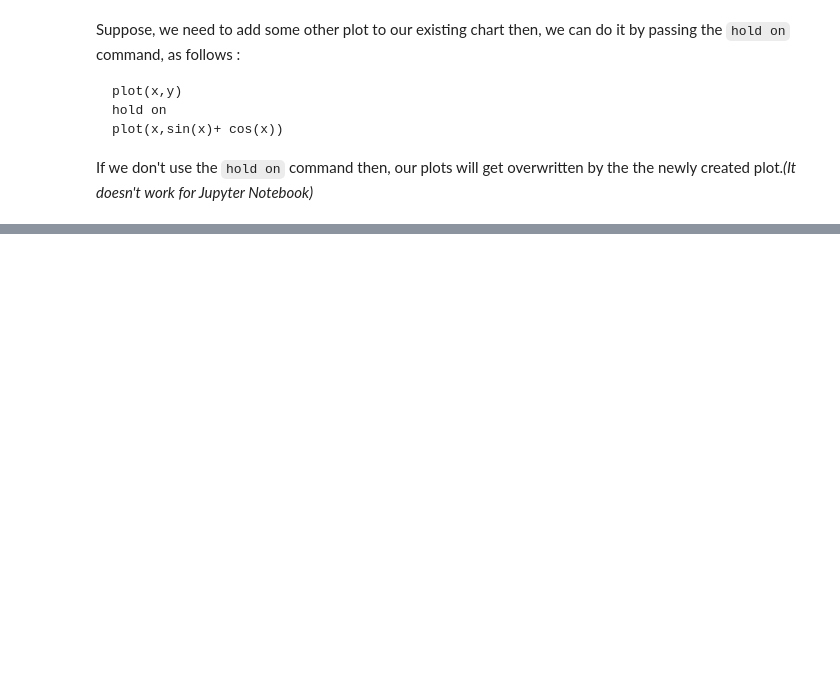
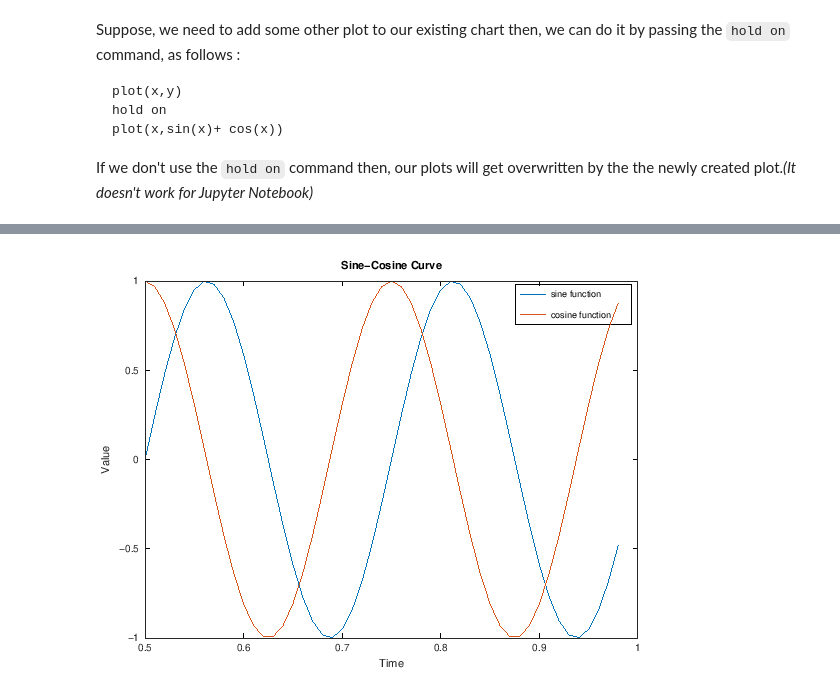
Before and after one commit to Udit365/MATLAB-Essentials, a Jupyter notebook: MATLAB_Basics/1.5_Data_Visualization.ipynb, the cells around one changed output, grey strips where cells are left out. Saved outputs shown, nothing was run; the diff lists cells and outputs as text; code cells hidden in the pictures; blank space fills up the shorter version.

```diff
--- a/MATLAB_Basics/1.5_Data_Visualization.ipynb
+++ b/MATLAB_Basics/1.5_Data_Visualization.ipynb
@@ -100,0 +146,34 @@ If we don't use the `hold on` command then, our plots will get overwritten by th
+# %%
+% Initialize the array
+t = [0:0.01:0.98];
+
+% Multiple line plot
+
+y1 = sin(2*pi*4*t);
+y2 = cos(2*pi*4*t);
+
+y = [y1;y2];
+
+plot(t,y);
+
+%========== Labelling Axes ==============%
+
+% Labelling the X-axis
+xlabel ("Time");
+
+% Labelling the Y-axis
+ylabel ("Value");
+
+%========== Legend ==============%
+
+legend("sine function","cosine function");
+
+%========== Chart Title ==============%
+
+title("Sine-Cosine Curve");
+
+%========== Customized Axes ==============%
+
+axis ([0.5 1 -1 1]);
+# %% [output]
+[figure, added]
```
Also changed, not shown: parts of 13 cells of this notebook.
